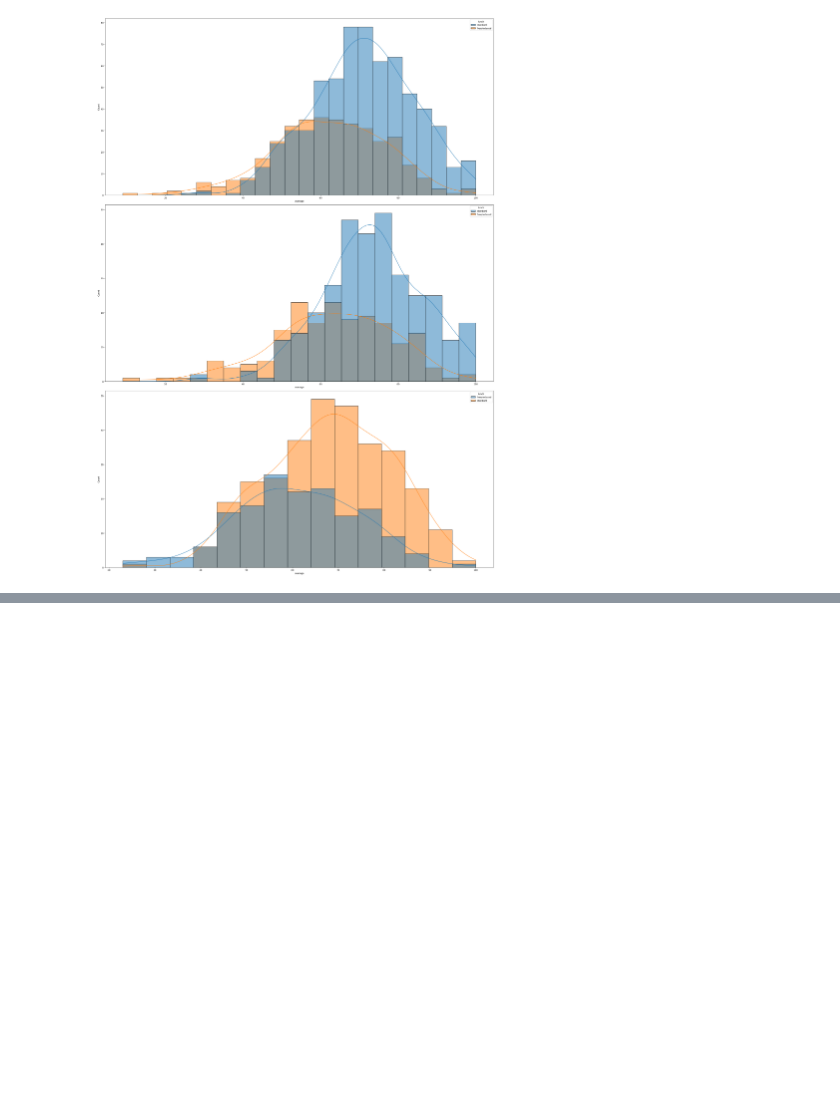
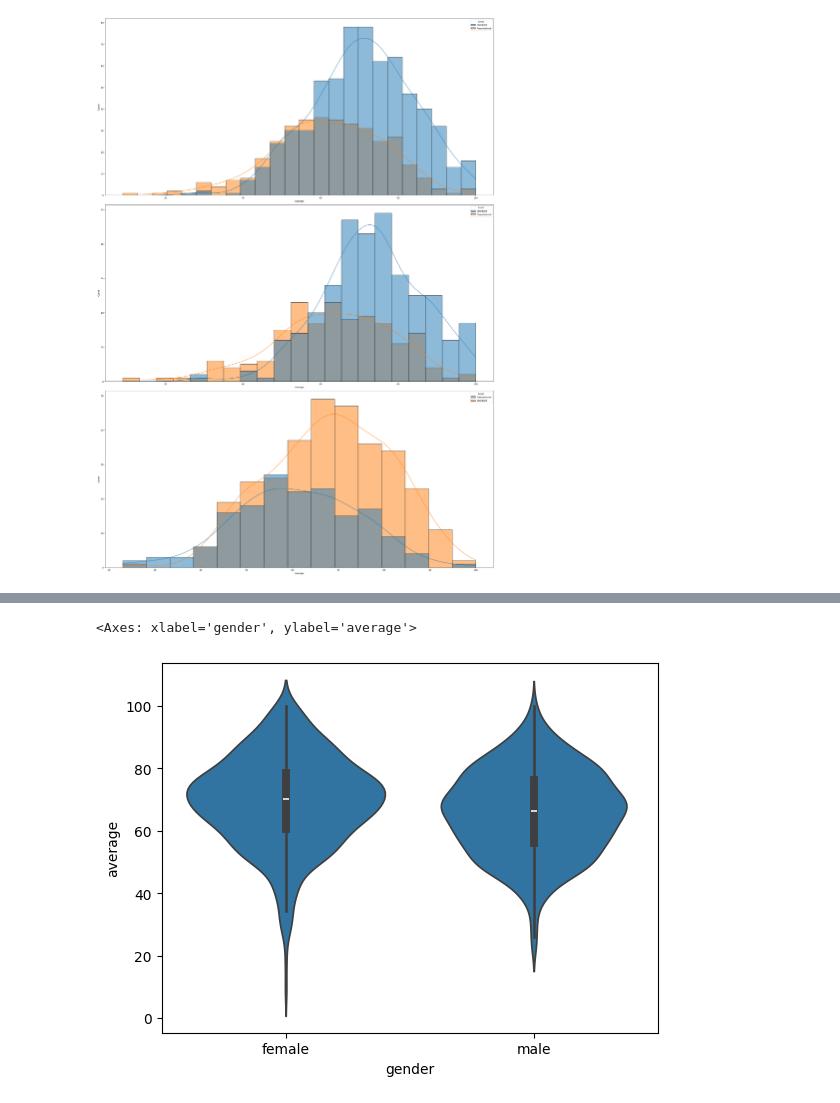
Before and after one commit to Homonculus15/ML-Basic-Project, a Jupyter notebook: src/notebook/1 eda_student_performance.ipynb, the cells around one changed output, grey strips where cells are left out. Drawn from its saved outputs; the diff is of its cells as text; code cells hidden in the pictures; blank space fills up the shorter version.

```diff
--- a/src/notebook/1 eda_student_performance.ipynb
+++ b/src/notebook/1 eda_student_performance.ipynb
@@ -183,0 +190,5 @@ plt.show()
+# %%
+sns.violinplot(data=df,x='gender',y='average')
+# %% [output]
+<Axes: xlabel='gender', ylabel='average'>
+[figure, added]
```
Also changed, not shown: parts of 6 cells of this notebook, 5 other files.
